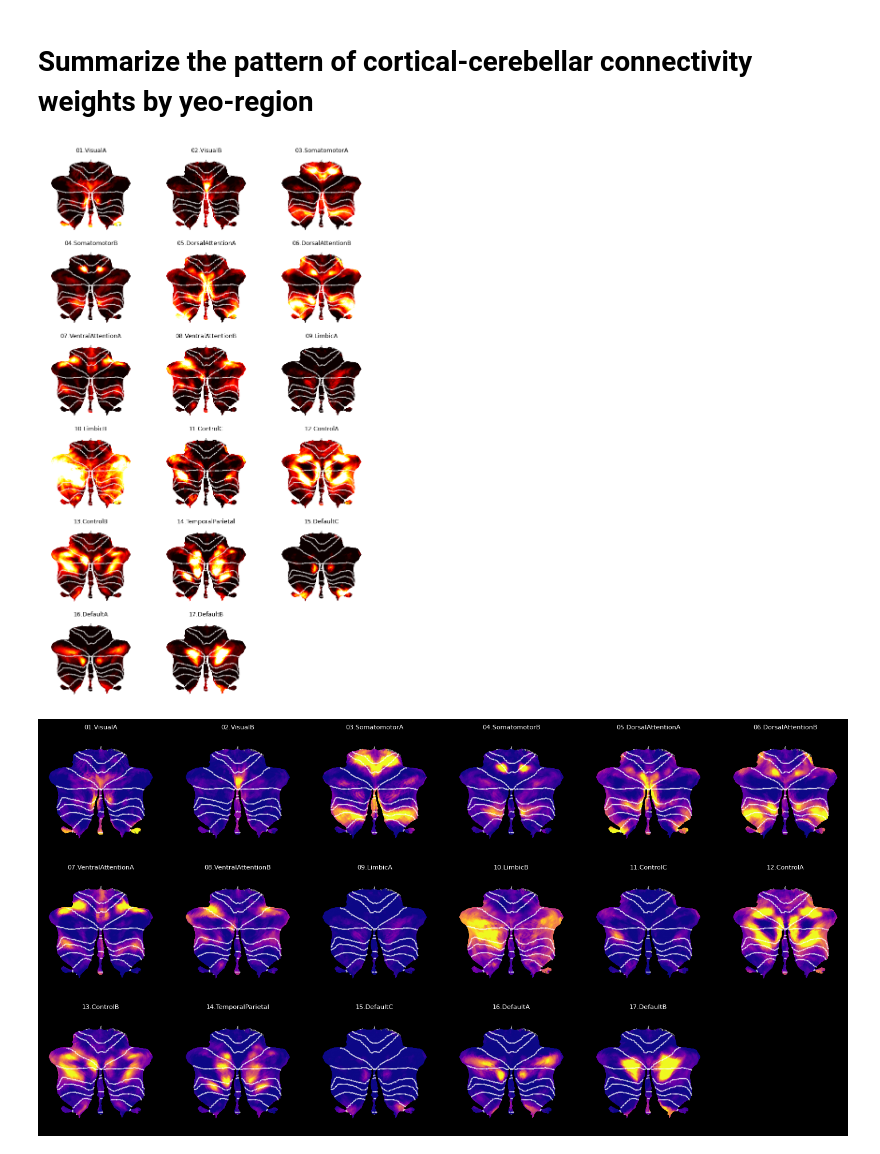
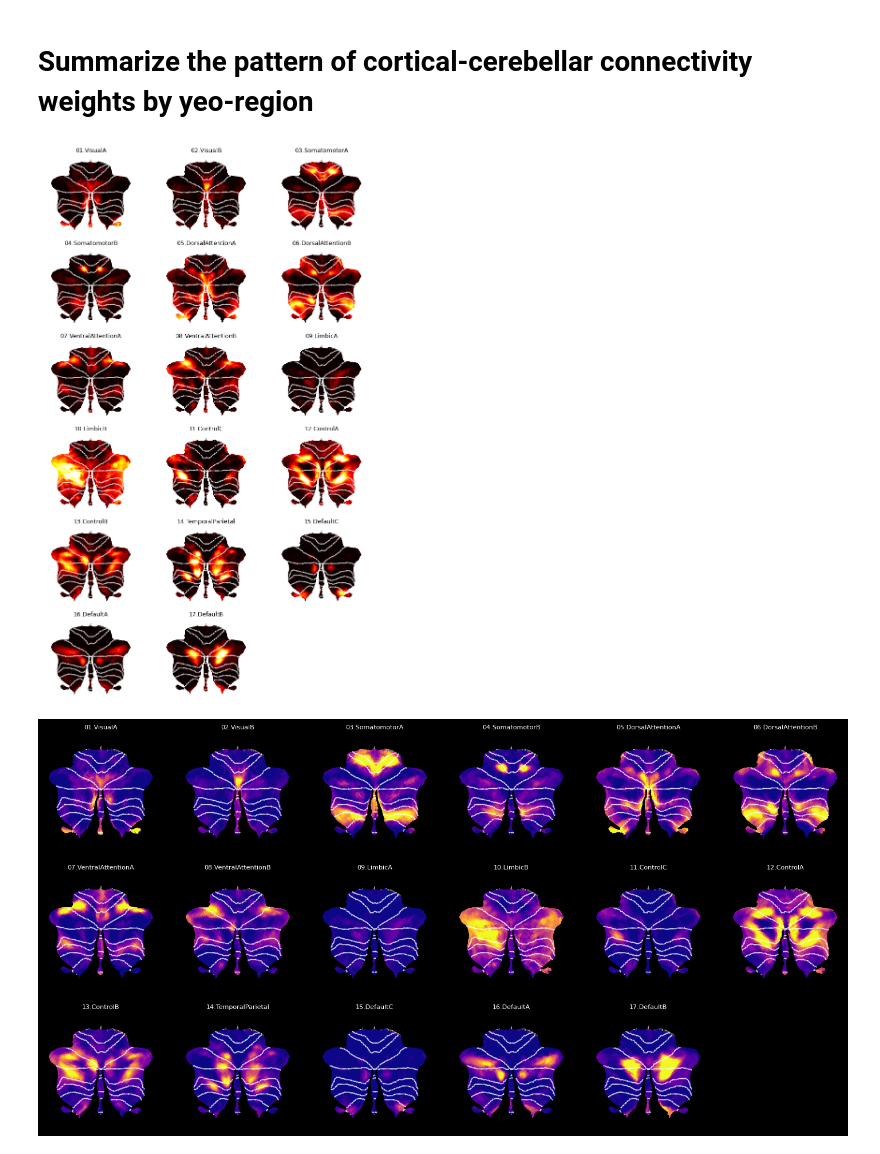
Before and after one commit to DiedrichsenLab/cortico_cereb_connectivity, a Jupyter notebook: notebooks/5. Model_description/connectivity_weights_from_yeo.ipynb, the cells around one changed output. Cells and saved outputs as stored; diff of their text form; code cells hidden in the pictures.

```diff
--- a/notebooks/5. Model_description/connectivity_weights_from_yeo.ipynb
+++ b/notebooks/5. Model_description/connectivity_weights_from_yeo.ipynb
@@ -28,21 +28,21 @@ label_dict = yeo_img.header.get_axis(0).label[0]
 # %%
 # Journal style: On white (mean)
 traindata = gl.traindata_string()
 cortex_roi = "Icosahedron1002"
 method = 'NNLS'
 model,_ = cs.get_model(traindata,cortex_roi,method,extension='A0_global',norm=True)
 atlas,ainf = am.get_atlas('MNISymC3')
 plt.figure(figsize=(9, 15))
 for i in range(17):
     plt.subplot(6,3,i+1)
     project = model.coef_[:,yeo_data== i+1].mean(axis=1)
     nifti_image = atlas.data_to_nifti(project)
     data = suit.vol_to_surf(nifti_image,space='MNISymC')
-    suit.flatmap.plot(data, cmap='hot', cscale=[0,0.00005], new_figure=False, bordercolor='w', bordersize=1)
+    suit.flatmap.plot(data, cmap='hot', cscale=[0,0.000075], new_figure=False, bordercolor='w', bordersize=1)
     plt.title(label_dict[i+1][0], fontsize=9)
-plt.savefig(os.path.join(fig_dir,'yeo17_weights.png'),dpi=300,bbox_inches='tight')
+plt.savefig(os.path.join(gl.fig_dir,'yeo17_weights.png'),dpi=300,bbox_inches='tight')
 # %% [output]
-[figure, old version]
+[figure, new version]
 # %%
 # Talk style: On black background (sum)
 traindata = gl.traindata_string()
```
Also changed, not shown: parts of 1 cell of this notebook, 2 other files.
